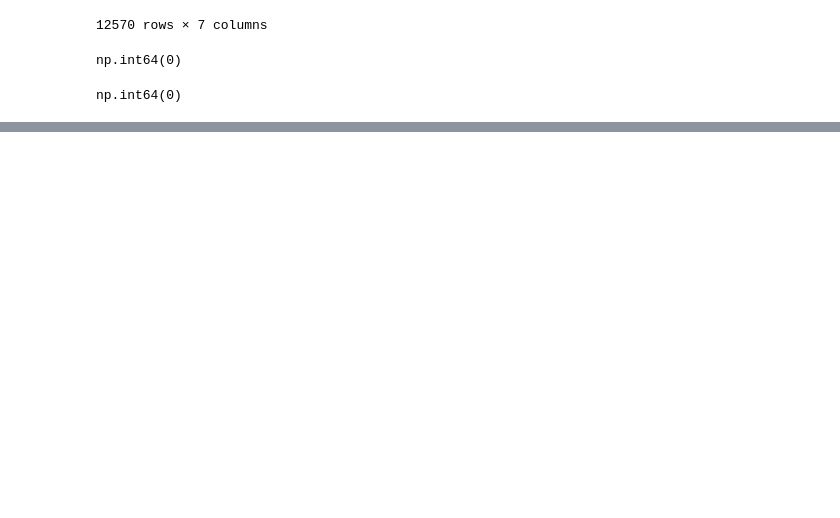
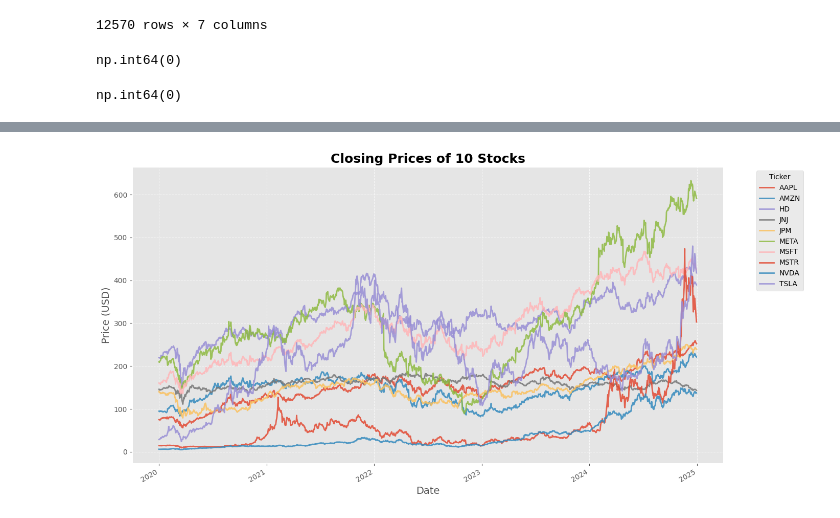
Before and after one commit to Imperial-Business-School/python-for-finance-poonnnt, a Jupyter notebook: Individual Assignment.ipynb, the cells around one changed output, grey strips where cells are left out. Saved outputs shown, nothing was run; the diff lists cells and outputs as text; code cells hidden in the pictures; blank space fills up the shorter version.

```diff
--- a/Individual Assignment.ipynb
+++ b/Individual Assignment.ipynb
@@ -58,3 +58,12 @@ np.int64(0)
 df.isnull().sum().sum()
 # %% [output]
 np.int64(0)
+# %%
+df.shape
+pivot_df = df.pivot_table(index=df.index, columns="Ticker", values="Close")
+
+print("Head of dataframe of closing prices")
+display(pivot_df.head())
+
+print("Tail of dataframe of closing prices")
+display(pivot_df.tail())
@@ -60,0 +87,12 @@ np.int64(0)
+# %%
+plt.figure(figsize=(14, 7))
+pivot_df.plot(ax=plt.gca(), linewidth=2, alpha=0.85)
+plt.title('Closing Prices of 10 Stocks', fontsize=18, fontweight='bold')
+plt.ylabel('Price (USD)', fontsize=14)
+plt.xlabel('Date', fontsize=14)
+plt.legend(title='Ticker', bbox_to_anchor=(1.05, 1), loc='upper left')
+plt.tight_layout()
+plt.grid(True, linestyle='--', alpha=0.7)
+plt.show()
+# %% [output]
+[figure, added]
```
Also changed, not shown: parts of 3 cells of this notebook, 4 other files.
